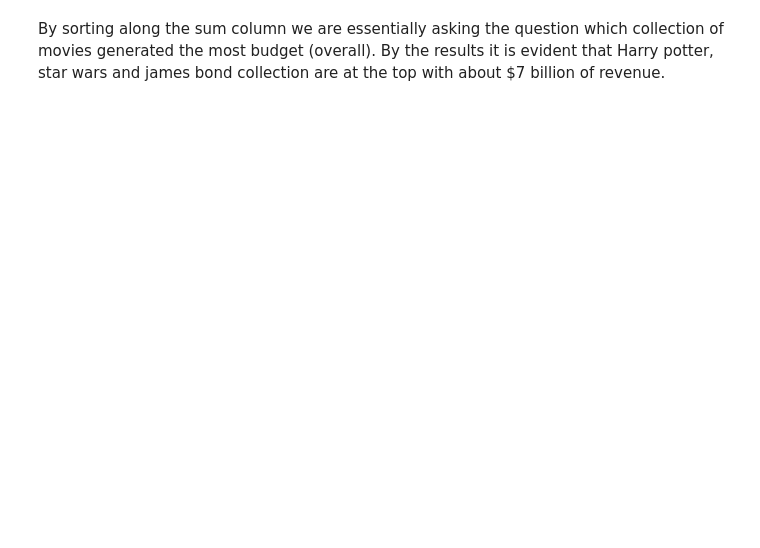
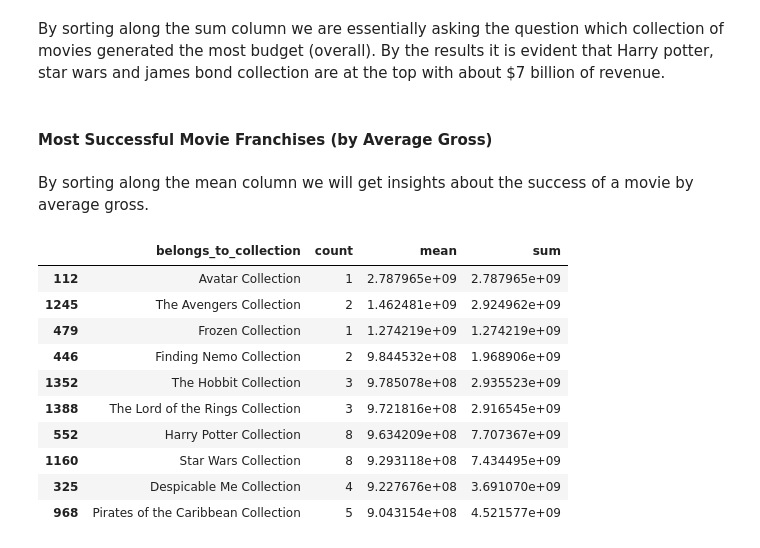
Before and after one commit to M-Awwab-Khan/most-comprehensive-movies-analysis, a Jupyter notebook: Movie_Metrics_An_Analyst_Approach.ipynb, the cells around one changed output. Cells and saved outputs as stored; diff of their text form; code cells hidden in the pictures; blank space fills up the shorter version.

```diff
--- a/Movie_Metrics_An_Analyst_Approach.ipynb
+++ b/Movie_Metrics_An_Analyst_Approach.ipynb
@@ -344,2 +344,20 @@ fran_pivot.sort_values('sum', ascending=False)
 # %% [markdown]
 By sorting along the sum column we are essentially asking the question which collection of movies generated the most budget (overall). By the results it is evident that Harry potter, star wars and james bond collection are at the top with about $7 billion of revenue.
+# %% [markdown]
+#### Most Successful Movie Franchises (by Average Gross)
+# %% [markdown]
+By sorting along the mean column we will get insights about the success of a movie by average gross.
+# %%
+fran_pivot.sort_values('mean', ascending=False).head(10)
+# %% [output]
+|  | belongs_to_collection | count | mean | sum |
+| 112 | Avatar Collection | 1 | 2.787965e+09 | 2.787965e+09 |
+| 1245 | The Avengers Collection | 2 | 1.462481e+09 | 2.924962e+09 |
+| 479 | Frozen Collection | 1 | 1.274219e+09 | 1.274219e+09 |
+| 446 | Finding Nemo Collection | 2 | 9.844532e+08 | 1.968906e+09 |
+| 1352 | The Hobbit Collection | 3 | 9.785078e+08 | 2.935523e+09 |
+| 1388 | The Lord of the Rings Collection | 3 | 9.721816e+08 | 2.916545e+09 |
+| 552 | Harry Potter Collection | 8 | 9.634209e+08 | 7.707367e+09 |
+| 1160 | Star Wars Collection | 8 | 9.293118e+08 | 7.434495e+09 |
+| 325 | Despicable Me Collection | 4 | 9.227676e+08 | 3.691070e+09 |
+| 968 | Pirates of the Caribbean Collection | 5 | 9.043154e+08 | 4.521577e+09 |
```
Also changed, not shown: parts of 14 cells of this notebook.
